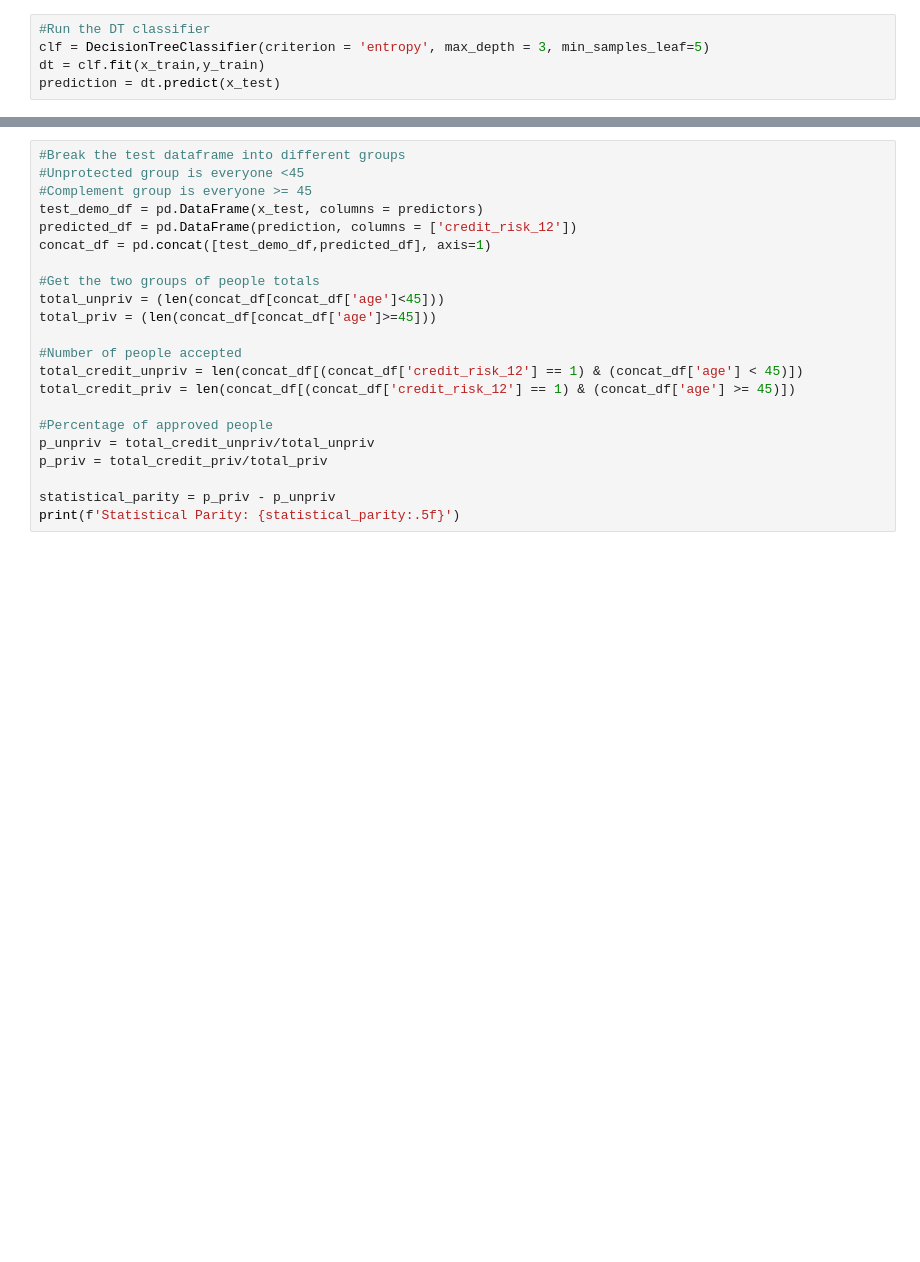
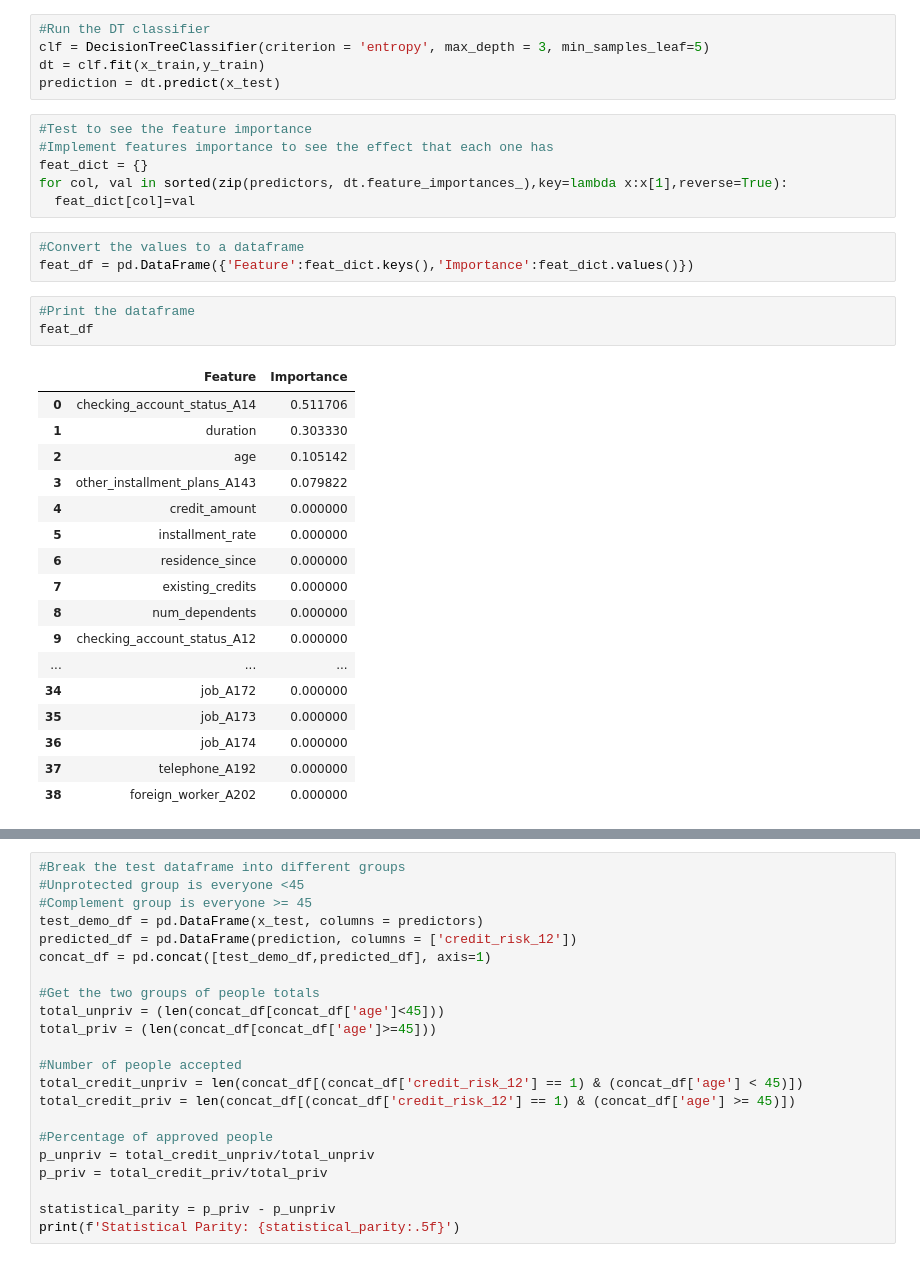
Before and after one commit to s-thandri/labelflipping, a Jupyter notebook: german_credit.ipynb, the cells around one changed output, grey strips where cells are left out. Drawn from its saved outputs; the diff is of its cells as text; blank space fills up the shorter version.

```diff
--- a/german_credit.ipynb
+++ b/german_credit.ipynb
@@ -144,6 +144,36 @@ x_train, x_test, y_train, y_test = train_test_split(x, y, test_size=0.2, random_
 clf = DecisionTreeClassifier(criterion = 'entropy', max_depth = 3, min_samples_leaf=5)
 dt = clf.fit(x_train,y_train)
 prediction = dt.predict(x_test)
+# %%
+#Test to see the feature importance
+#Implement features importance to see the effect that each one has
+feat_dict = {}
+for col, val in sorted(zip(predictors, dt.feature_importances_),key=lambda x:x[1],reverse=True):
+  feat_dict[col]=val
+# %%
+#Convert the values to a dataframe
+feat_df = pd.DataFrame({'Feature':feat_dict.keys(),'Importance':feat_dict.values()})
+# %%
+#Print the dataframe
+feat_df
+# %% [output]
+|  | Feature | Importance |
+| 0 | checking_account_status_A14 | 0.511706 |
+| 1 | duration | 0.303330 |
+| 2 | age | 0.105142 |
+| 3 | other_installment_plans_A143 | 0.079822 |
+| 4 | credit_amount | 0.000000 |
+| 5 | installment_rate | 0.000000 |
+| 6 | residence_since | 0.000000 |
+| 7 | existing_credits | 0.000000 |
+| 8 | num_dependents | 0.000000 |
+| 9 | checking_account_status_A12 | 0.000000 |
+| ... | ... | ... |
+| 34 | job_A172 | 0.000000 |
+| 35 | job_A173 | 0.000000 |
+| 36 | job_A174 | 0.000000 |
+| 37 | telephone_A192 | 0.000000 |
+| 38 | foreign_worker_A202 | 0.000000 |
 # %%
 # 1 is good and 2 is bad
 dt.classes_
```
Also changed, not shown: parts of 5 cells of this notebook.
